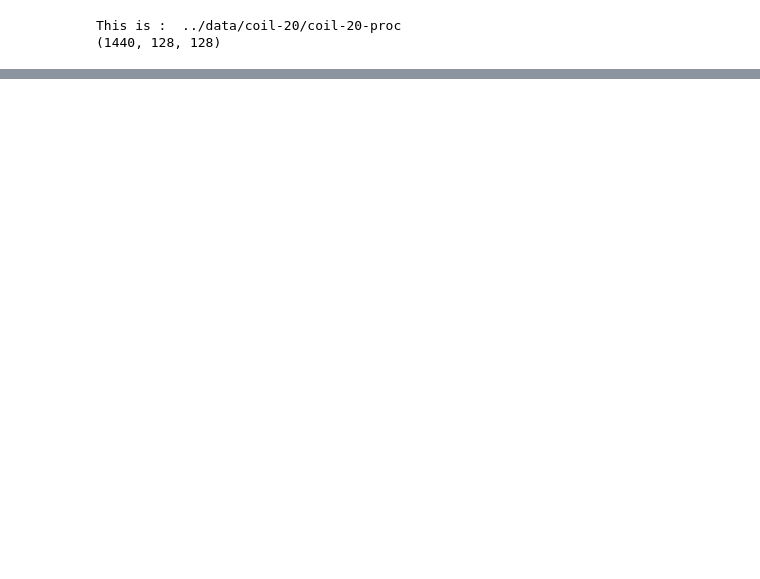
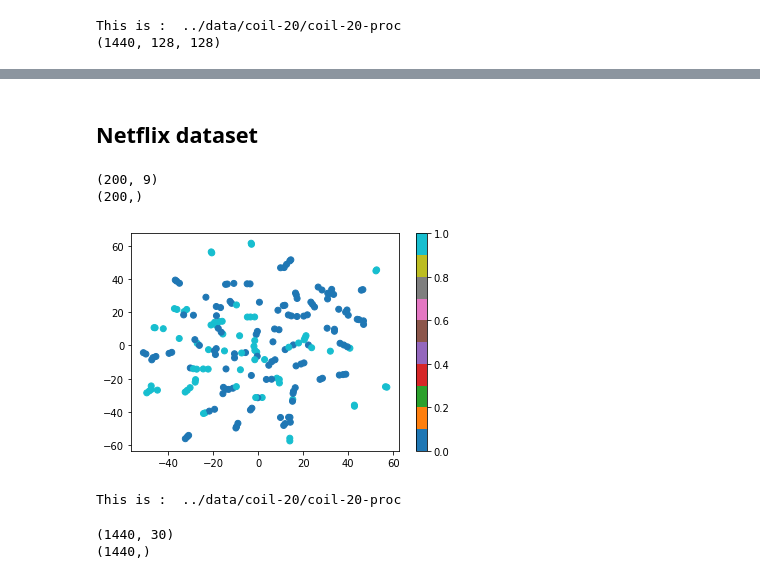
Before and after one commit to KarmanjyotSingh/tsne, a Jupyter notebook: src/tsne.ipynb, the cells around one changed output, grey strips where cells are left out. Cells and saved outputs as stored; diff of their text form; code cells hidden in the pictures; blank space fills up the shorter version.

```diff
--- a/src/tsne.ipynb
+++ b/src/tsne.ipynb
@@ -591,0 +522,15 @@ plt.show()
+# %% [markdown]
+## Netflix dataset
+# %%
+from parse import Parser
+import numpy as np
+parser = Parser('../data/coil-20/coil-20-proc','../data/netflix-dataset/netflix_titles.csv','../data/olivetti-dataset/olivettifaces.mat')
+# %%
+X,y,df = parser.netflix()
+X = X[:200, :]
+y = y[:200]
+print(X.shape)
+print(y.shape)
+# %% [output]
+(200, 9)
+(200,)
@@ -591,0 +539,36 @@ plt.show()
+# %%
+Y = np.random.randn(X.shape[0], 2)
+Y_pred , Y_iterations = gradientDescent(Y,P,learningRate= 200.0 , momentum = 0.9, maxIterations = 500)
+import pickle
+with open('../Y_iterations.pkl', 'wb') as f:
+    pickle.dump(Y_iterations, f)
+
+with open('../y.pkl', 'wb') as f:
+    pickle.dump(y, f)
+# %%
+# plot the results
+# fig,ax = plt.subplots(1,1,figsize=(10,10))
+plt.scatter(Y_pred[:,0],Y_pred[:,1],c=y.astype(np.int64))
+# size of plt
+plt.rcParams["figure.figsize"] = (10,10)
+plt.colorbar()
+plt.show()
+# %% [output]
+[figure, added]
+# %%
+# coil20
+X,y = parser.coil20()
+data = np.reshape(X,(1440,16384))
+data = np.concatenate((data, y.reshape(-1,1)), axis = 1)
+data = reduceDimensionality(data)
+# %% [output]
+This is :  ../data/coil-20/coil-20-proc
+# %%
+X = data[:, :-1]
+y = data[:, -1]
+print(X.shape)
+print(y.shape)
+P = computeJointProbabilities(X, 20)
+# %% [output]
+(1440, 30)
+(1440,)
```
Also changed, not shown: parts of 20 cells of this notebook.
